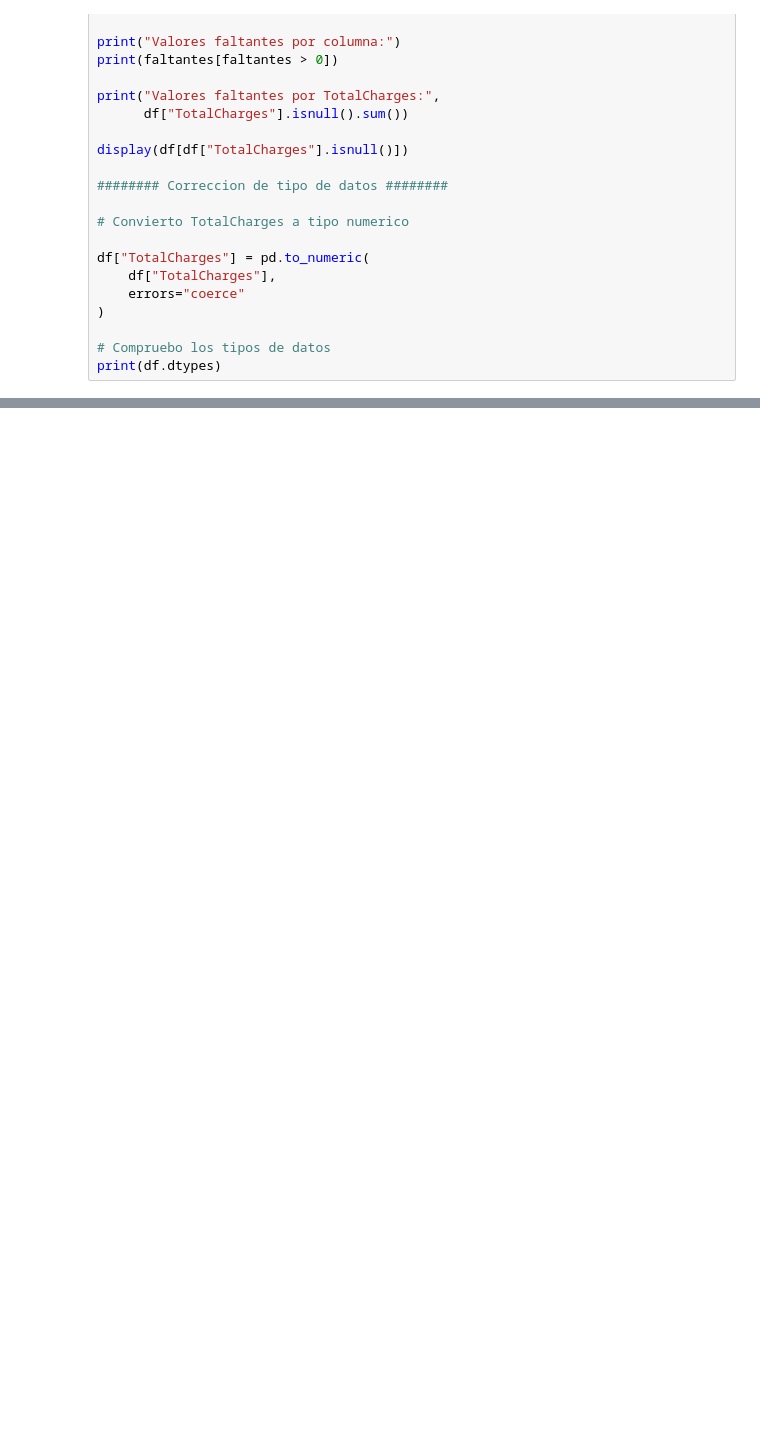
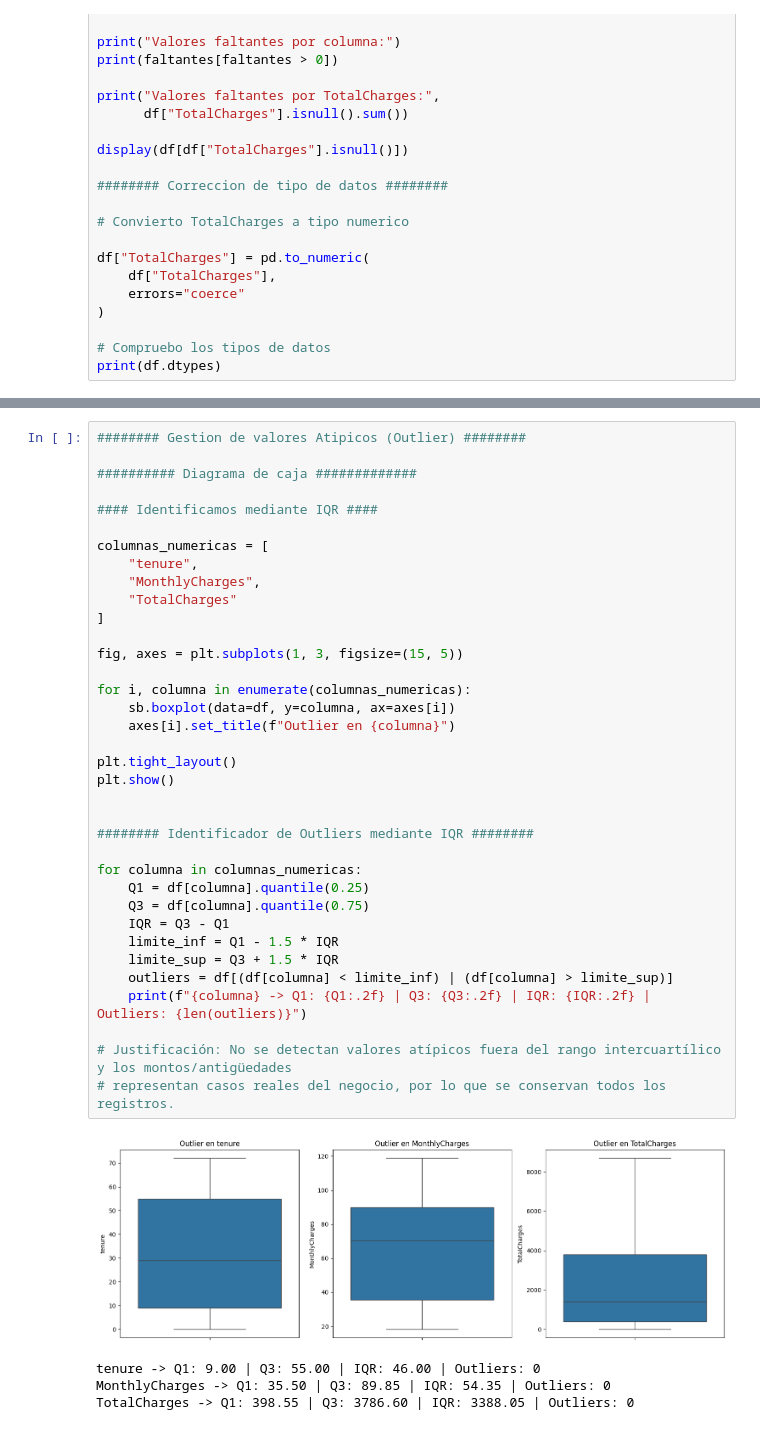
Before and after one commit to DylanCespedes/TPI_AnalisisDeDatos_Grupo2, a Jupyter notebook: TPI Analisis de datos/notebooks/TPI_Grupo2.ipynb, the cells around one changed output, grey strips where cells are left out. Saved outputs shown, nothing was run; the diff lists cells and outputs as text; blank space fills up the shorter version.

```diff
--- a/TPI Analisis de datos/notebooks/TPI_Grupo2.ipynb
+++ b/TPI Analisis de datos/notebooks/TPI_Grupo2.ipynb
@@ -126,0 +186,41 @@ for i, columna in enumerate(columnas_numericas):
+# %%
+######## Gestion de valores Atipicos (Outlier) ########
+
+########## Diagrama de caja #############
+
+#### Identificamos mediante IQR ####
+
+columnas_numericas = [
+    "tenure",
+    "MonthlyCharges",
+    "TotalCharges"
+]
+
+fig, axes = plt.subplots(1, 3, figsize=(15, 5))
+
+for i, columna in enumerate(columnas_numericas):
+    sb.boxplot(data=df, y=columna, ax=axes[i])
+    axes[i].set_title(f"Outlier en {columna}")
+
+plt.tight_layout()
+plt.show()
+
+
+######## Identificador de Outliers mediante IQR ########
+
+for columna in columnas_numericas:
+    Q1 = df[columna].quantile(0.25)
+    Q3 = df[columna].quantile(0.75)
+    IQR = Q3 - Q1
+    limite_inf = Q1 - 1.5 * IQR
+    limite_sup = Q3 + 1.5 * IQR
+    outliers = df[(df[columna] < limite_inf) | (df[columna] > limite_sup)]
+    print(f"{columna} -> Q1: {Q1:.2f} | Q3: {Q3:.2f} | IQR: {IQR:.2f} | Outliers: {len(outliers)}")
+
+# Justificación: No se detectan valores atípicos fuera del rango intercuartílico y los montos/antigüedades
+# representan casos reales del negocio, por lo que se conservan todos los registros.
+# %% [output]
+[figure, added]
+tenure -> Q1: 9.00 | Q3: 55.00 | IQR: 46.00 | Outliers: 0
+MonthlyCharges -> Q1: 35.50 | Q3: 89.85 | IQR: 54.35 | Outliers: 0
+TotalCharges -> Q1: 398.55 | Q3: 3786.60 | IQR: 3388.05 | Outliers: 0
```
Also changed, not shown: parts of 10 cells of this notebook.
